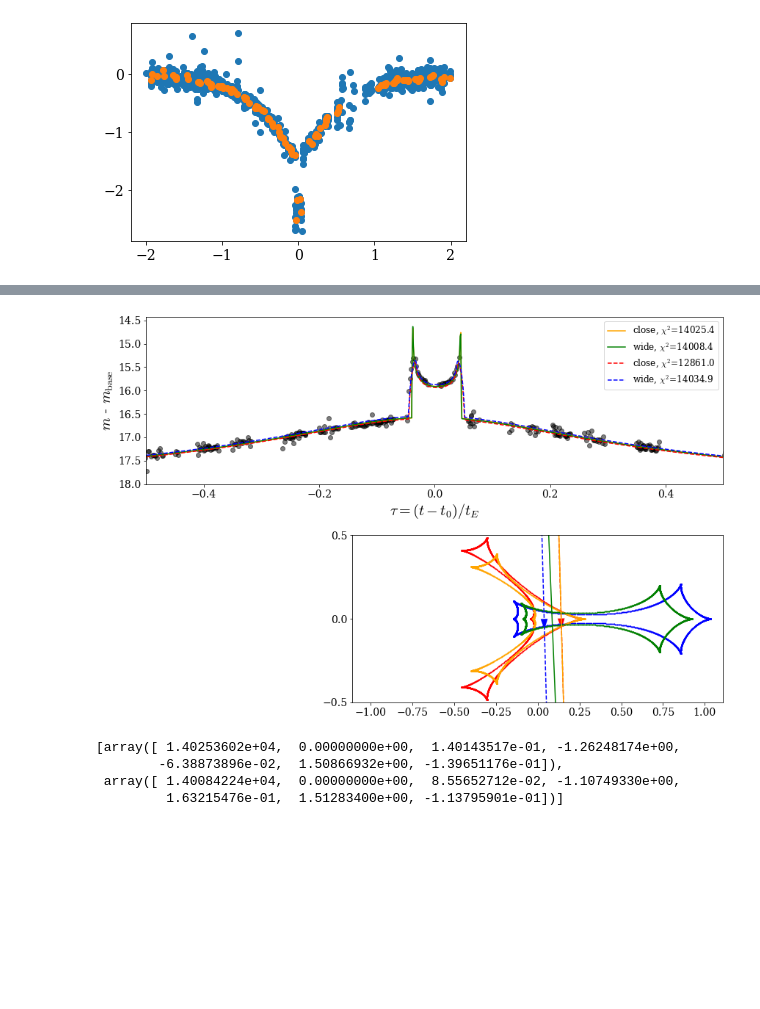
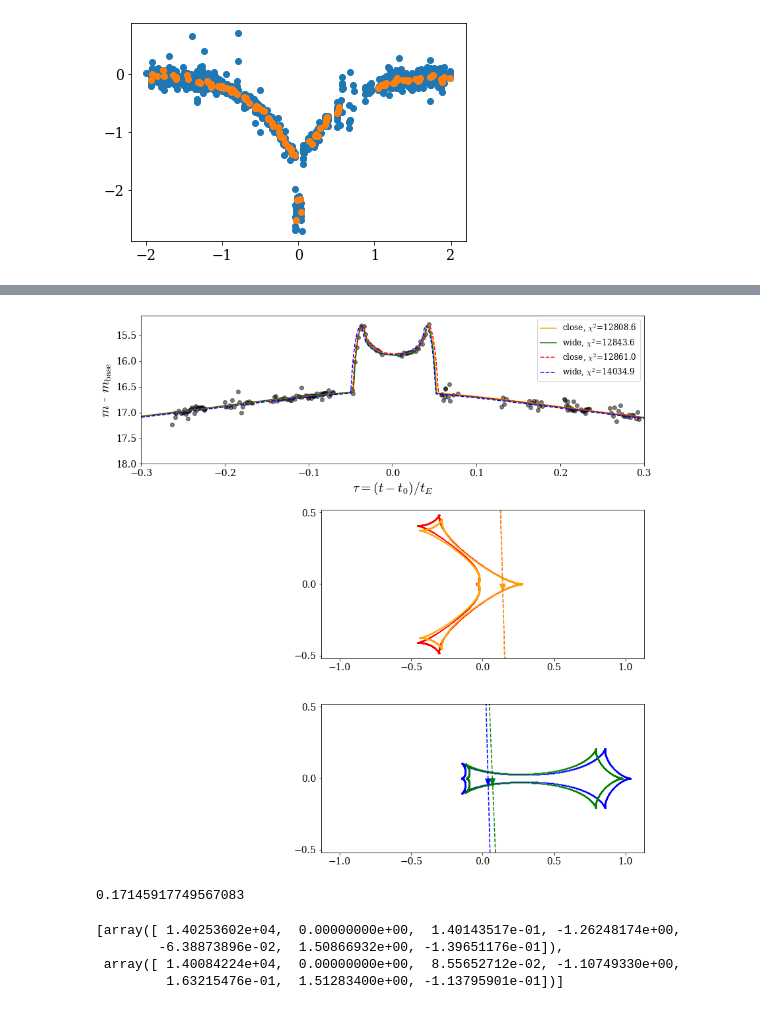
Before and after one commit to haimengzhao/magic-microlensing, a Jupyter notebook: test_KMT.ipynb, the cells around one changed output, grey strips where cells are left out. Saved outputs shown, nothing was run; the diff lists cells and outputs as text; code cells hidden in the pictures; blank space fills up the shorter version.

Commit message:
test: true event add rho

```diff
--- a/test_KMT.ipynb
+++ b/test_KMT.ipynb
@@ -241,12 +241,14 @@ def get_fsfb(amp, flux, ferr):
     return chi2,fs,fb,fserr,fberr
 
 def compute_model_lc(time_array, fitting_parameters, VBBL, rho=None):
-    u0, lgq, lgs, ad180 = fitting_parameters
+    u0, lgq, lgs, ad180 = fitting_parameters[:4]
     q, s = 10**lgq, 10**lgs
     alpha = ad180 * np.pi # convert to radian
     t0, te= 0, 1
     if rho == None:
         rho = 1e-3
+    if len(fitting_parameters) == 5:
+        rho = 10**fitting_parameters[-1]
     tau = (time_array-t0)/te
     xs = tau*np.cos(alpha) - u0*np.sin(alpha)
     ys = tau*np.sin(alpha) + u0*np.cos(alpha)
@@ -254,11 +256,14 @@ def compute_model_lc(time_array, fitting_parameters, VBBL, rho=None):
     return magnifications
 
 def compute_chisq(fitting_parameters, time, flux, ferr, VBBL, return_model=False, rho=None, return_lc=False):
+        if len(fitting_parameters) == 5:
+            rho = 10**fitting_parameters[-1]
+            fitting_parameters = fitting_parameters[:-1]
         magnifications = compute_model_lc(time, fitting_parameters, VBBL, rho)
         chi2, fs, fb, fserr, fberr = get_fsfb(magnifications, flux, ferr)
         if return_lc:
             time_model = np.arange(-2, 2, 0.001)
-            magnifications = compute_model_lc(time_model, para_best, VBBL, rho)
+            magnifications = compute_model_lc(time_model, fitting_parameters, VBBL, rho)
             mag_model = 18 - 2.5*np.log10(magnifications*fs + fb)
             model = np.vstack((time_model, mag_model))
             return chi2, fs, fb, model
@@ -316,9 +321,9 @@ plt.scatter(data[0, :, 0], data[0, :, 1]/5)
 i = 0
 verbose = True
 
-fig = plt.figure(1, (12, 8))
+fig = plt.figure(1, (12, 12))
 
-ax_lc = plt.subplot2grid(shape=(2, 3), loc=(0, 0), rowspan=1, colspan=3)
+ax_lc = plt.subplot2grid(shape=(3, 3), loc=(0, 0), rowspan=1, colspan=3)
 
 plt.xlabel(r'$\tau=(t - t_0)/t_E$', fontsize=20)
 plt.ylabel(r'$m$ - $m_{\rm base}$', fontsize=20)
@@ -329,10 +334,16 @@ colors = ['orange', 'green']
 labels = ['close', 'wide']
 for index in tqdm(range(2)):
     para_initial = locs_sort[i, index, :-1]
+    para_initial = para_initial.tolist()
+    para_initial.insert(4, -2)
     if verbose:
         print(para_initial)
     para_best, chi2_min, model, warnflag = perform_optimization(lc[i, :, 0], lc[i, :, 2], lc[i, :, 3], para_initial, verbose=verbose)
     chi2_min, fs, fb = compute_chisq(para_best, lc[i, :, 0], lc[i, :, 2], lc[i, :, 3], VBBinaryLensing.VBBinaryLensing(), return_model=True)
+    if len(para_best) == 5:
+        lgrho = para_best[-1]
+        para_best = np.delete(para_best, -1).tolist()
+        para_best.insert(1, lgrho)
     best_param = np.hstack((chi2_min, warnflag, para_best, np.array([np.log10(fs/(fs+fb))])))
     best_parameters.append(best_param)
     plt.plot(model[0], model[1], label=r'%s, $\chi^2$=%.1f'%(labels[index], chi2_min), color=colors[index])
@@ -351,16 +362,49 @@ plt.plot(model[0], model[1], label=r'wide, $\chi^2$=%.1f'%(chi2_min), color='blu
 
 
 plt.scatter(lc[0, :, 0], lc[0, :, 1], color='black', alpha=0.5)
-plt.xlim(-0.5, 0.5)
+plt.xlim(-0.3, 0.3)
 plt.ylim(None, 18)
 plt.legend(loc='upper right', prop={'size': 12})
 plt.gca().invert_yaxis()
 
-param_list = [tru_close, tru_wide, best_parameters[0][2:], best_parameters[1][2:]]
-traj_color = ['red', 'blue', 'orange', 'green']
+param_list = [tru_close, best_parameters[0][2:]]
+traj_color = ['red', 'orange']
 cau_color = traj_color
 
-ax_geo = plt.subplot2grid(shape=(2, 3), loc=(1, 1), rowspan=1, colspan=2)
+ax_geo = plt.subplot2grid(shape=(3, 3), loc=(1, 1), rowspan=1, colspan=2)
+plt.axis('equal')
+plt.xlim(-1, 1)
+plt.ylim(-0.3, 0.3)
+plt.yticks([-0.5, 0, 0.5])
+for j, params in enumerate(param_list):
+    if j != None:
+        print(params)
+        if len(params) == 5:
+            u_0, lgq, lgs, alpha_180, lgfs = params
+            lgrho = -3
+        else:
+            u_0, lgrho, lgq, lgs, alpha_180, lgfs = params
+        parameters = {
+                    't_0': 0,
+                    't_E': 1,
+                    'u_0': u_0,
+                    'rho': 10**lgrho,
+                    'q': 10**lgq,
+                    's': 10**lgs,
+                    'alpha': alpha_180*180,
+                }
+        modelmm = mm.Model(parameters, coords=None)
+        if j == 0 or j == 1:
+            modelmm.plot_trajectory(t_range=(-2, 2), caustics=False, arrow=True, color=traj_color[j], linestyle='dashed')
+        else:
+            modelmm.plot_trajectory(t_range=(-2, 2), caustics=False, arrow=False, color=traj_color[j])
+        modelmm.plot_caustics(color=cau_color[j], s=3)
+
+param_list = [tru_wide, best_parameters[1][2:]]
+traj_color = ['blue', 'green']
+cau_color = traj_color
+
+ax_geo = plt.subplot2grid(shape=(3, 3), loc=(2, 1), rowspan=1, colspan=2)
 plt.axis('equal')
 plt.xlim(-1, 1)
 plt.ylim(-0.3, 0.3)
@@ -433,4 +477,8 @@ best chisq & (fs, fb):  14008.422403787616 0.7474675976576108 0.2239104211750913
-[figure, old version]
+[figure, new version]
+# %%
+np.log10(1.4840863734109337)
+# %% [output]
+0.17145917749567083
 # %%
 best_parameters
 # %% [output]
```
Also changed, not shown: parts of 1 cell of this notebook.
